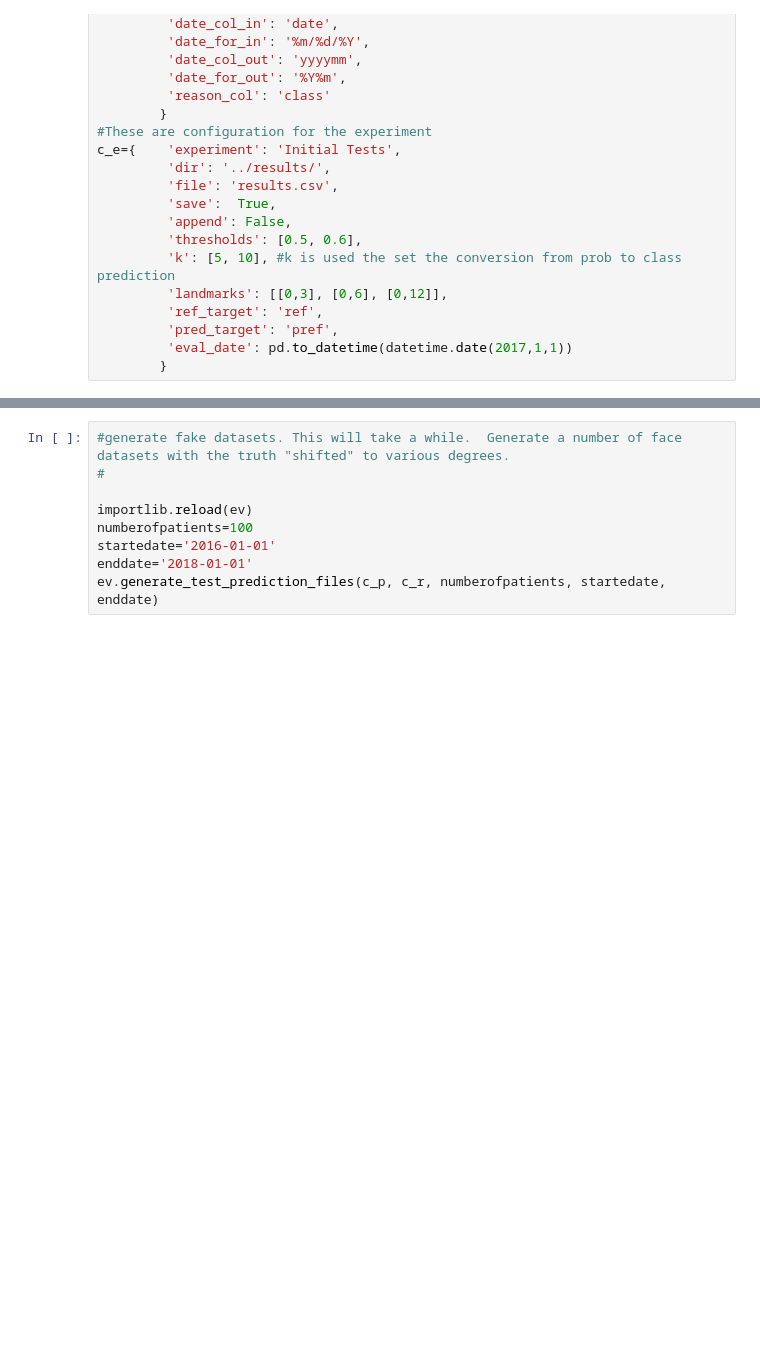
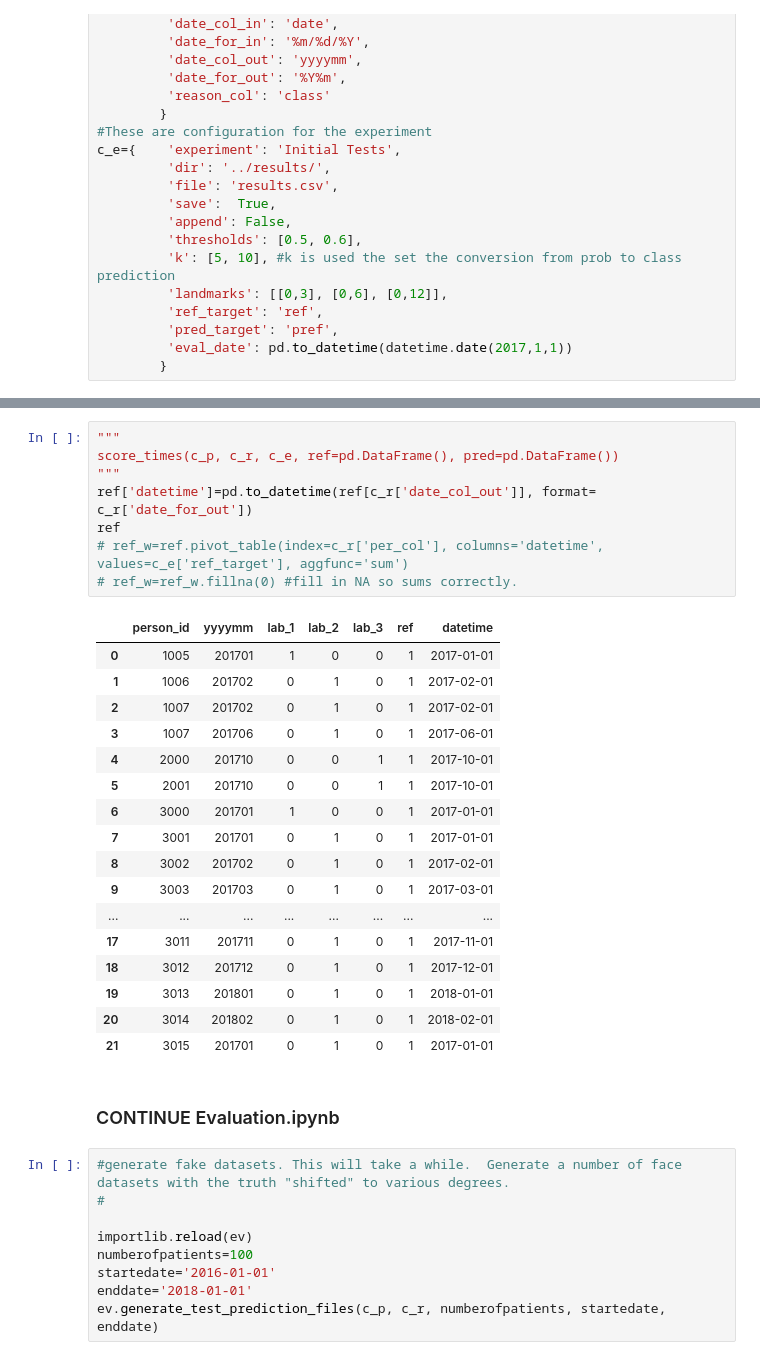
Before and after one commit to nafis-neehal/CDPHP_Evaluation, a Jupyter notebook: notebooks/evaluation.ipynb, the cells around one changed output, grey strips where cells are left out. Cells and saved outputs as stored; diff of their text form; blank space fills up the shorter version.

```diff
--- a/notebooks/evaluation.ipynb
+++ b/notebooks/evaluation.ipynb
@@ -89,3 +157,31 @@ translate
+# %%
+"""
+score_times(c_p, c_r, c_e, ref=pd.DataFrame(), pred=pd.DataFrame())
+"""
+ref['datetime']=pd.to_datetime(ref[c_r['date_col_out']], format= c_r['date_for_out'])
+ref
+# ref_w=ref.pivot_table(index=c_r['per_col'], columns='datetime', values=c_e['ref_target'], aggfunc='sum')
+# ref_w=ref_w.fillna(0) #fill in NA so sums correctly.
+# %% [output]
+|  | person_id | yyyymm | lab_1 | lab_2 | lab_3 | ref | datetime |
+| 0 | 1005 | 201701 | 1 | 0 | 0 | 1 | 2017-01-01 |
+| 1 | 1006 | 201702 | 0 | 1 | 0 | 1 | 2017-02-01 |
+| 2 | 1007 | 201702 | 0 | 1 | 0 | 1 | 2017-02-01 |
+| 3 | 1007 | 201706 | 0 | 1 | 0 | 1 | 2017-06-01 |
+| 4 | 2000 | 201710 | 0 | 0 | 1 | 1 | 2017-10-01 |
+| 5 | 2001 | 201710 | 0 | 0 | 1 | 1 | 2017-10-01 |
+| 6 | 3000 | 201701 | 1 | 0 | 0 | 1 | 2017-01-01 |
+| 7 | 3001 | 201701 | 0 | 1 | 0 | 1 | 2017-01-01 |
+| 8 | 3002 | 201702 | 0 | 1 | 0 | 1 | 2017-02-01 |
+| 9 | 3003 | 201703 | 0 | 1 | 0 | 1 | 2017-03-01 |
+| ... | ... | ... | ... | ... | ... | ... | ... |
+| 17 | 3011 | 201711 | 0 | 1 | 0 | 1 | 2017-11-01 |
+| 18 | 3012 | 201712 | 0 | 1 | 0 | 1 | 2017-12-01 |
+| 19 | 3013 | 201801 | 0 | 1 | 0 | 1 | 2018-01-01 |
+| 20 | 3014 | 201802 | 0 | 1 | 0 | 1 | 2018-02-01 |
+| 21 | 3015 | 201701 | 0 | 1 | 0 | 1 | 2017-01-01 |
+# %% [markdown]
+<H3> CONTINUE Evaluation.ipynb </H3>
 # %%
 #generate fake datasets. This will take a while.  Generate a number of face datasets with the truth "shifted" to various degrees.
 #
```
Also changed, not shown: parts of 6 cells of this notebook, 1 other file.
